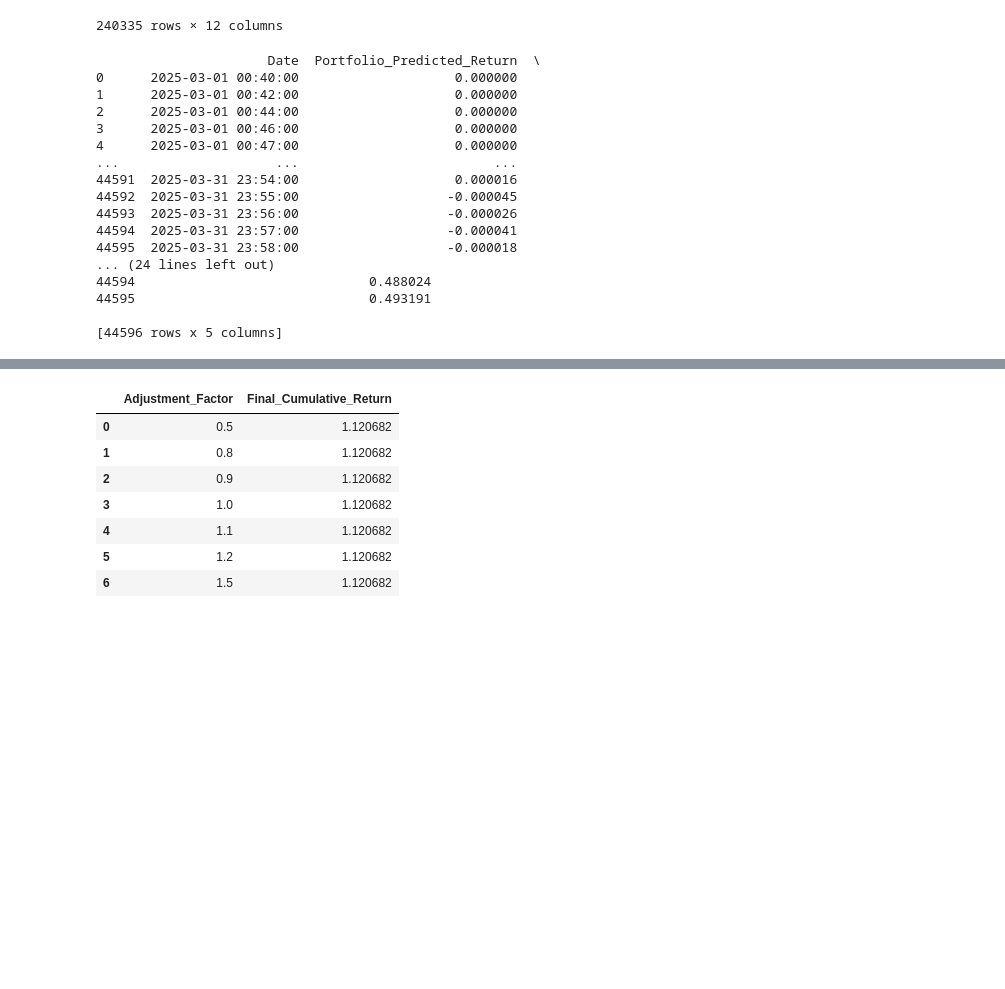
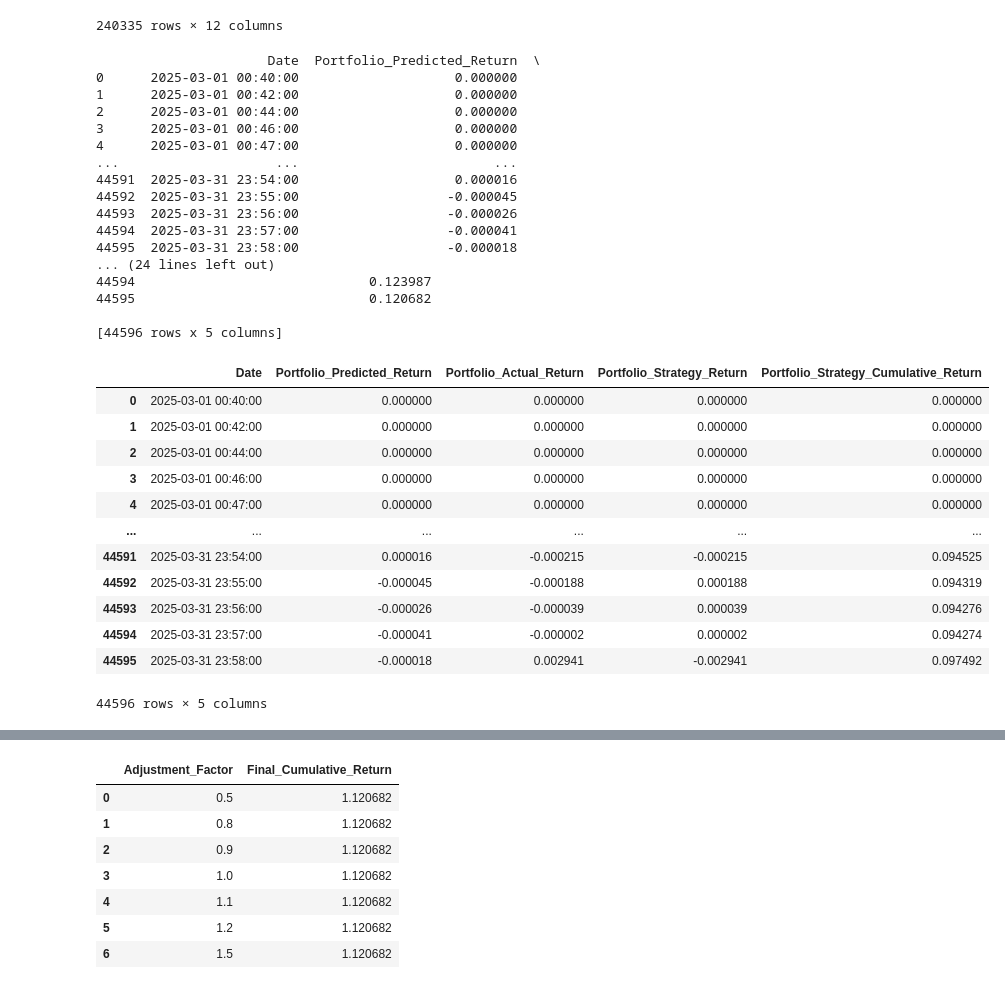
Before and after one commit to onepersonhere/4211-project, a Jupyter notebook: portfolio/portfolio_metrics_calculation.ipynb, the cells around one changed output, grey strips where cells are left out. Saved outputs shown, nothing was run; the diff lists cells and outputs as text; code cells hidden in the pictures; blank space fills up the shorter version.

```diff
--- a/portfolio/portfolio_metrics_calculation.ipynb
+++ b/portfolio/portfolio_metrics_calculation.ipynb
@@ -37,12 +38,19 @@ portfolio_returns = combined_df.groupby("Date").apply(
     lambda x: pd.Series({
         "Portfolio_Predicted_Return": weighted_return(x, "Predicted_Return"),
         "Portfolio_Actual_Return": weighted_return(x, "Actual_Return"),
-        "Portfolio_Strategy_Return": weighted_return(x, "Strategy_Return")
     })
 ).reset_index()
 
 # Ensure that the DataFrame is sorted by timeframe for proper cumulative calculation
 portfolio_returns = portfolio_returns.sort_values(by="Date")
+
+# Compute position based on the sign of predicted return
+positions = portfolio_returns["Portfolio_Predicted_Return"].apply(lambda x: 1 if x > 0 else (-1 if x < 0 else 0))
+
+# Strategy return = position * actual return
+portfolio_returns["Portfolio_Strategy_Return"] = (
+    positions * portfolio_returns["Portfolio_Actual_Return"]
+)
 
 # Calculate the cumulative portfolio strategy return
 # Here, we assume that returns are expressed as decimals (e.g., 0.01 for 1%)
@@ -65,7 +73,23 @@ print(portfolio_returns)
 44594  2025-03-31 23:57:00                   -0.000041
 44595  2025-03-31 23:58:00                   -0.000018
 ... (24 lines left out)
-44594                              0.488024
-44595                              0.493191
+44594                              0.123987
+44595                              0.120682
 
 [44596 rows x 5 columns]
+# %%
+portfolio_returns
+# %% [output]
+|  | Date | Portfolio_Predicted_Return | Portfolio_Actual_Return | Portfolio_Strategy_Return | Portfolio_Strategy_Cumulative_Return |
+| 0 | 2025-03-01 00:40:00 | 0.000000 | 0.000000 | 0.000000 | 0.000000 |
+| 1 | 2025-03-01 00:42:00 | 0.000000 | 0.000000 | 0.000000 | 0.000000 |
+| 2 | 2025-03-01 00:44:00 | 0.000000 | 0.000000 | 0.000000 | 0.000000 |
+| 3 | 2025-03-01 00:46:00 | 0.000000 | 0.000000 | 0.000000 | 0.000000 |
+| 4 | 2025-03-01 00:47:00 | 0.000000 | 0.000000 | 0.000000 | 0.000000 |
+| ... | ... | ... | ... | ... | ... |
+| 44591 | 2025-03-31 23:54:00 | 0.000016 | -0.000215 | -0.000215 | 0.094525 |
+| 44592 | 2025-03-31 23:55:00 | -0.000045 | -0.000188 | 0.000188 | 0.094319 |
+| 44593 | 2025-03-31 23:56:00 | -0.000026 | -0.000039 | 0.000039 | 0.094276 |
+| 44594 | 2025-03-31 23:57:00 | -0.000041 | -0.000002 | 0.000002 | 0.094274 |
+| 44595 | 2025-03-31 23:58:00 | -0.000018 | 0.002941 | -0.002941 | 0.097492 |
+44596 rows × 5 columns
```
Also changed, not shown: parts of 3 cells of this notebook.
